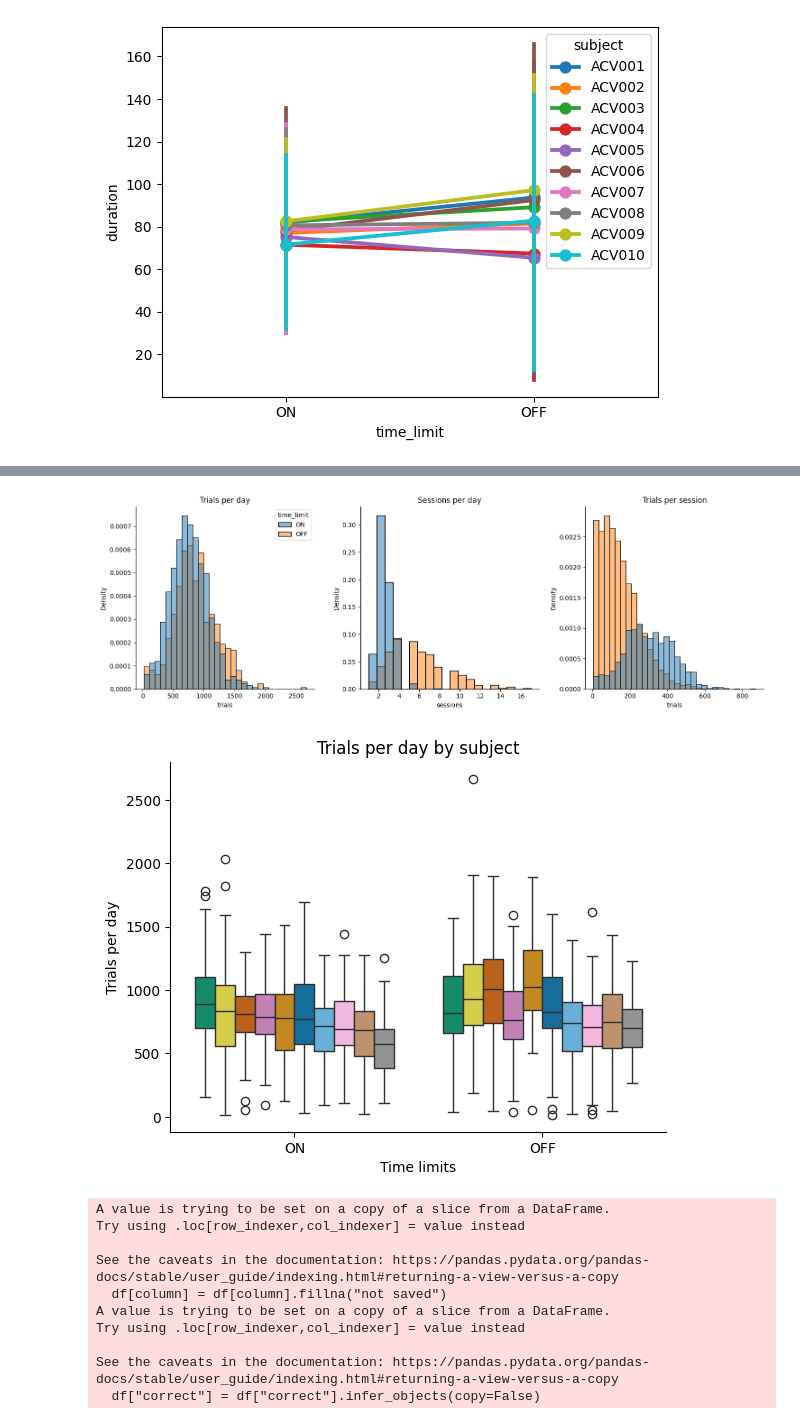
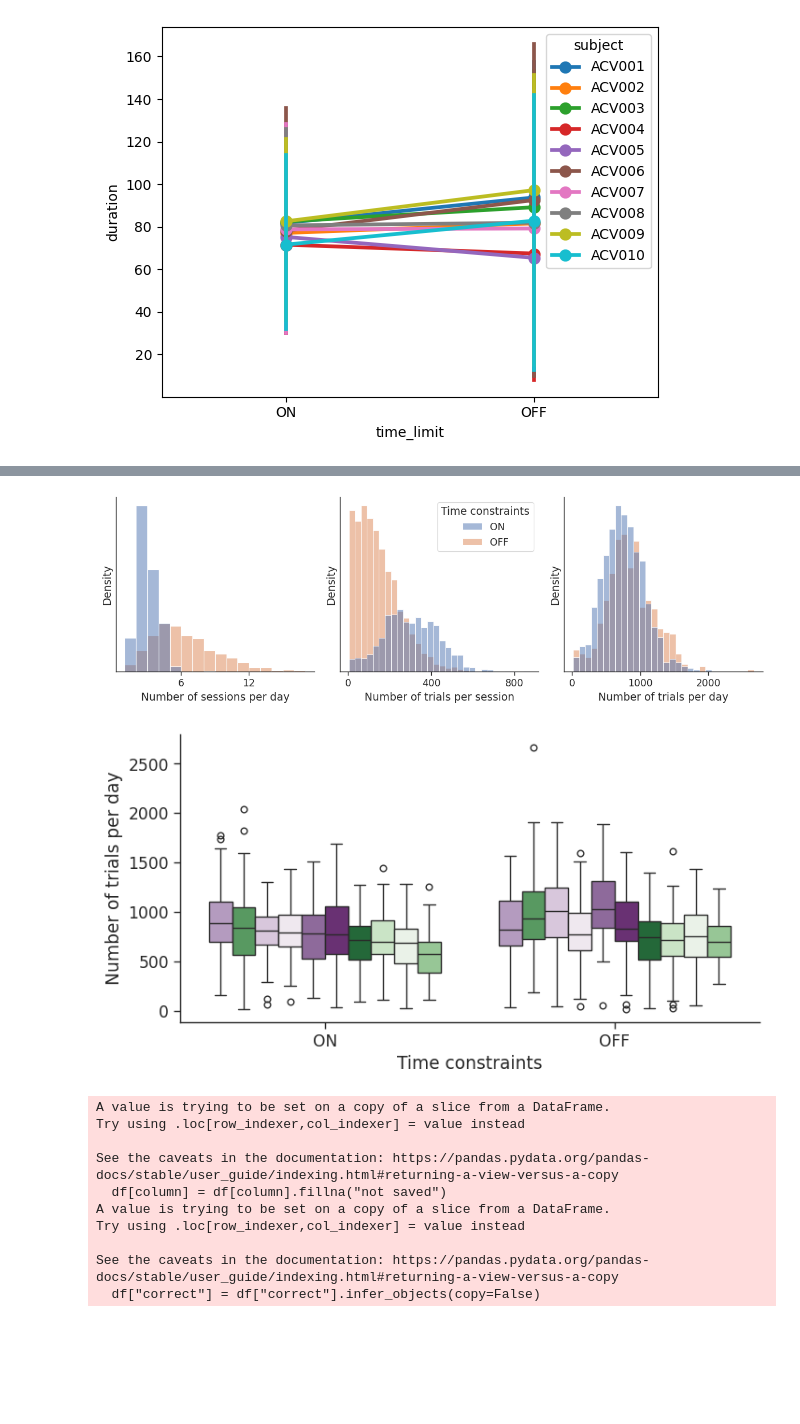
Before and after one commit to LearningCircuitsLab/behavior-analysis-notebooks, a Jupyter notebook: no_time_restraints_testing.ipynb, the cells around one changed output, grey strips where cells are left out. Cells and saved outputs as stored; diff of their text form; code cells hidden in the pictures; blank space fills up the shorter version.

```diff
--- a/no_time_restraints_testing.ipynb
+++ b/no_time_restraints_testing.ipynb
@@ -215,10 +229,10 @@ sns.pointplot(data=occ_df_gb, x='time_limit', y='duration', hue='subject', nativ
 ## plot a distribution with the histogram of number of trials in total and by mouse
 
 # get session summary data
-local_path = Path(utils.get_outpath()) / Path(tv_projects[3])
+local_path = Path(utils.get_outpath()) / Path(tv_projects[4])
 # download the session data
 utils.rsync_cluster_data(
-    project_name=tv_projects[3],
+    project_name=tv_projects[4],
     file_path="sessions_summary.csv",
     local_path=str(local_path),
     credentials=utils.get_idibaps_cluster_credentials(),
@@ -274,25 +289,32 @@ trials_per_day.rename(columns={'task': 'sessions'}, inplace=True)
 # trials_per_day['sessions'] = trials_per_day['sessions'].clip(upper=10)
 # %%
 # plot three histograms, one for trials and one for sessions, and one for trials per session
-fig, ax = plt.subplots(1, 3, figsize=(15, 5))
-sns.histplot(data=trials_per_day, x='trials', hue='time_limit', stat='density', bins=30, ax=ax[0])
-sns.histplot(data=trials_per_day, x='sessions', hue='time_limit', stat='density', bins=20, ax=ax[1])
-sns.histplot(data=sessions_summary_df, x='trials', hue='time_limit', stat='density', bins=30, ax=ax[2])
-ax[0].set_title("Trials per day")
-ax[1].set_title("Sessions per day")
-ax[2].set_title("Trials per session")
+sns.set_style('white')
+sns.set_style('ticks')
+sns.set_context("paper", font_scale=1.4)
+fig, ax = plt.subplots(1, 3, figsize=(12, 4))
+sns.histplot(data=trials_per_day, x='trials', hue='time_limit', stat='density', bins=30, ax=ax[2], legend=False)
+sns.histplot(data=trials_per_day, x='sessions', hue='time_limit', stat='density', binwidth=1, ax=ax[0], legend=False)
+sns.histplot(data=sessions_summary_df, x='trials', hue='time_limit', stat='density', bins=30, ax=ax[1], legend=True)
+ax[2].set_xlabel("Number of trials per day")
+ax[0].set_xlabel("Number of sessions per day")
+ax[1].set_xlabel("Number of trials per session")
+# change legend title
+legend = ax[1].get_legend()
+legend.set_title('Time constraints')
 for a in ax:
     sns.despine(ax=a)
+    # remove the y tick
+    a.set_yticks([])
+    # have 3 ticks in the x axis
+    a.xaxis.set_major_locator(plt.MaxNLocator(3))
 
-# remove legend from the second and third plot
-ax[1].legend().remove()
-ax[2].legend().remove()
 plt.tight_layout()
 # plt.show()
 # save figure as .pdf
 plt.savefig('figures/hmv_no_restraints_trials_and_sessions_per_day_without_exploratory_sessions.pdf', bbox_inches='tight', transparent=True)
 # %% [output]
-[figure, old version]
+[figure, new version]
 # %%
 # write csvs
 trials_per_day.to_csv('figures/time_restraints_trials_per_day.csv', index=False)
@@ -300,26 +322,27 @@ sessions_summary_df.to_csv('figures/time_restraints_sessions_summary.csv', index
 # %%
 # make boxplots for each mouse as above
 hue_order = sorted(trials_per_day['subject'].unique())
 # trials_per_day['subject'] = pd.Categorical(trials_per_day['subject'], categories=hue_order, ordered=True)
 # fig, ax = plt.subplots(1, 2, figsize=(15, 5))
 new_sort_order = trials_per_day[trials_per_day.time_limit=='ON'].groupby('subject')['trials'].median().sort_values(ascending=False).index
 new_palette = [sort_palette[subject] for subject in new_sort_order]
-sns.boxplot(data=trials_per_day, x='time_limit', y='trials', hue='subject', hue_order=new_sort_order, palette=new_palette)
+fig, ax = plt.subplots(figsize=(8, 4))
+sns.boxplot(data=trials_per_day, x='time_limit', y='trials', hue='subject', hue_order=new_sort_order, palette=new_palette, ax=ax)
 # sns.boxplot(data=trials_per_day, x='time_limit', y='sessions', ax=ax[1], hue='subject', hue_order=new_sort_order)
 # ax[0].set_title('Trials per day by time limit and subject')
 # ax[1].set_title('Sessions per day by time limit and subject')
 # ax[0].get_legend().remove()
 plt.legend(loc='upper left', bbox_to_anchor=(1, 1))
 sns.despine()
 plt.legend().remove()
-plt.ylabel('Trials per day')
-plt.xlabel('Time limits')
-plt.title('Trials per day by subject')
+plt.ylabel('Number of trials per day')
+plt.xlabel('Time constraints')
+# plt.title('Trials per day by subject')
 # plt.show()
 # save figure as .pdf
 plt.savefig('figures/hmv_no_restraints_trials_and_sessions_per_day_by_subject.pdf', bbox_inches='tight', transparent=True)
 # %% [output]
-[figure, old version]
+[figure, new version]
 # %%
 # plot performance by mouse over trials with vertical lines for the time of restraint removal
 training_stage_to_look_at = "TwoAFC_auditory_easy"
```
Also changed, not shown: parts of 7 cells of this notebook, 9 other files.
